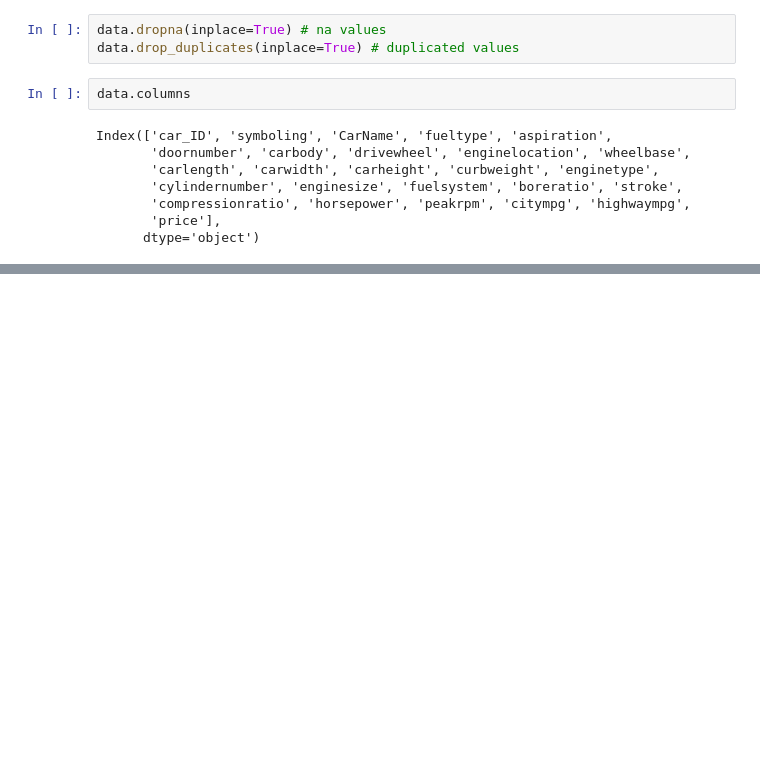
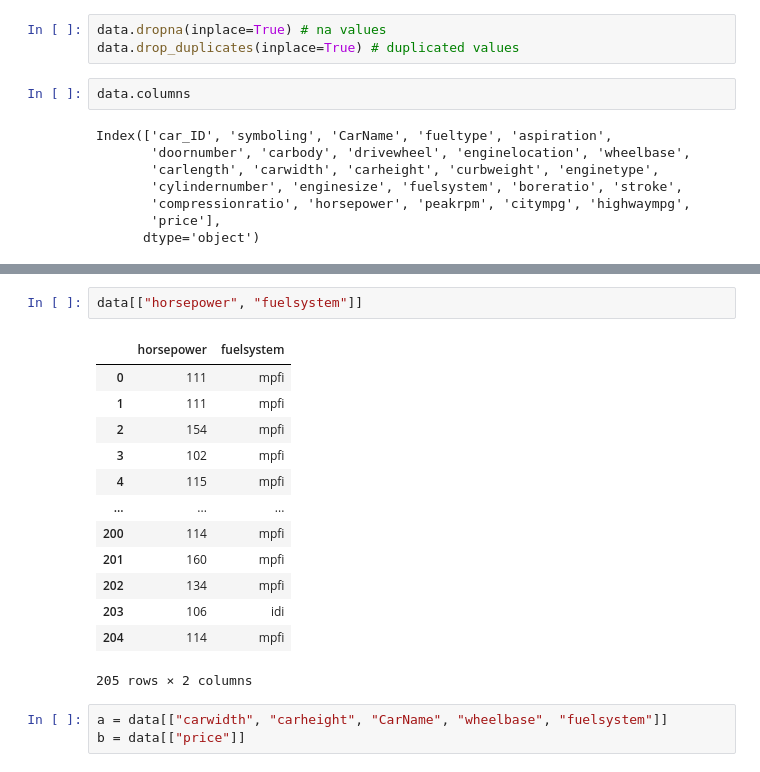
Before and after one commit to KALalev18/ML-Car-Price-Predictor, a Jupyter notebook: Notebook.ipynb, the cells around one changed output, grey strips where cells are left out. Cells and saved outputs as stored; diff of their text form; blank space fills up the shorter version.

```diff
--- a/Notebook.ipynb
+++ b/Notebook.ipynb
@@ -138,0 +165,19 @@ ImportError: matplotlib is required for plotting when the default backend "matpl
+# %%
+data[["horsepower", "fuelsystem"]]
+# %% [output]
+|  | horsepower | fuelsystem |
+| 0 | 111 | mpfi |
+| 1 | 111 | mpfi |
+| 2 | 154 | mpfi |
+| 3 | 102 | mpfi |
+| 4 | 115 | mpfi |
+| ... | ... | ... |
+| 200 | 114 | mpfi |
+| 201 | 160 | mpfi |
+| 202 | 134 | mpfi |
+| 203 | 106 | idi |
+| 204 | 114 | mpfi |
+205 rows × 2 columns
+# %%
+a = data[["carwidth", "carheight", "CarName", "wheelbase", "fuelsystem"]]
+b = data[["price"]]
```
Also changed, not shown: parts of 6 cells of this notebook.
